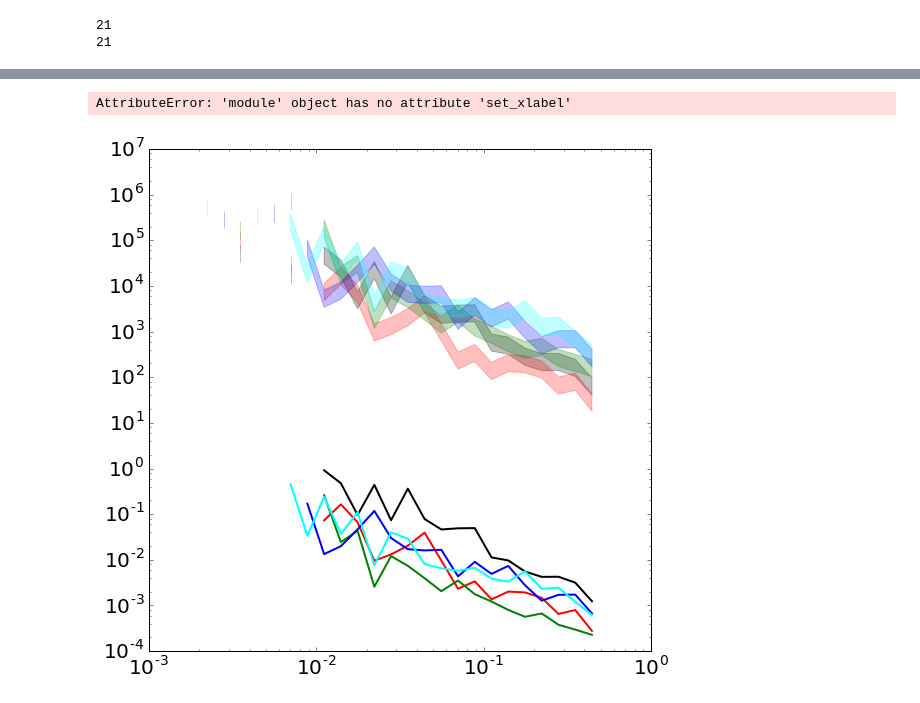
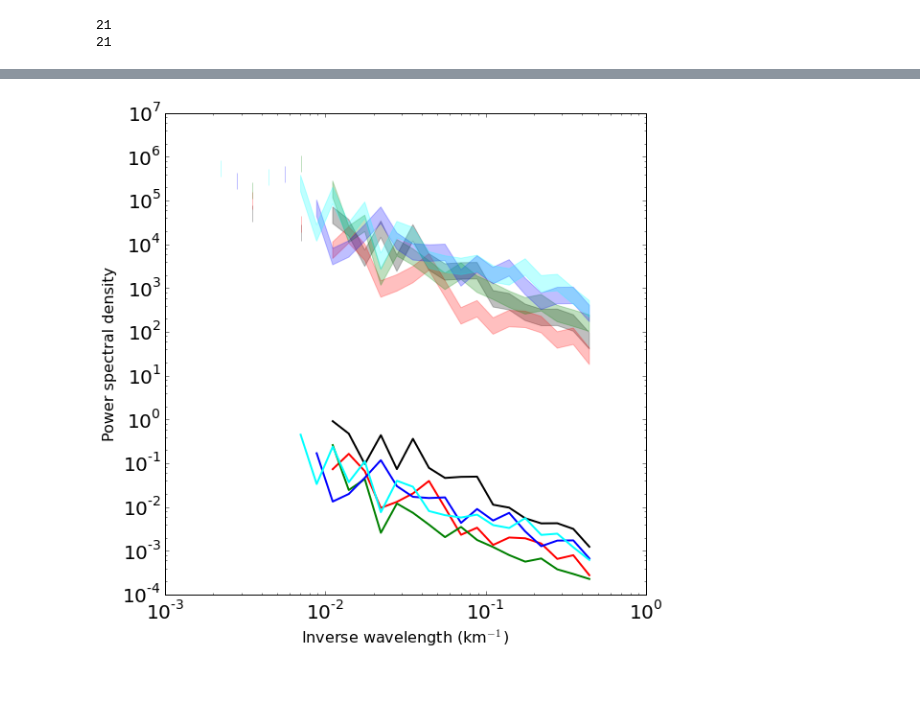
Before and after one commit to sophieclayton/KM1304_lengthscales, a Jupyter notebook: analysis/KM1304_fft.ipynb, the cells around one changed output, grey strips where cells are left out. Saved outputs shown, nothing was run; the diff lists cells and outputs as text; code cells hidden in the pictures.

```diff
--- a/analysis/KM1304_fft.ipynb
+++ b/analysis/KM1304_fft.ipynb
@@ -268,14 +269,14 @@ def most_abundant(row):
         return 3
 # %%
 # import mega dataset
-filePath = '/Users/sclayton/Google Drive/seaflow_data/KM1_abun_sds_opp.csv'
+filePath = '/Users/archie/Google Drive/seaflow_data/KM1_abun_sds_opp.csv'
 data = pd.read_csv(filePath, sep=',')
 print data.columns
 
-filePath = r'/Users/sclayton/Google Drive/seaflow_data/sds_depth.csv'
+filePath = r'/Users/archie/Google Drive/seaflow_data/sds_depth.csv'
 depth = pd.read_csv(filePath)
 
-filePath = r'/Users/sclayton/Google Drive/seaflow_data/sds_dist2coast.csv'
+filePath = r'/Users/archie/Google Drive/seaflow_data/sds_dist2coast.csv'
 dcoast = pd.read_csv(filePath)
 # %% [output]
 Index([u'Unnamed: 0', u'cruise', u'file_time', u'opp_evt_ratio', u'flow_rate',
@@ -1169,7 +1171,7 @@ fig9.savefig('/Users/sclayton/Documents/KM1304_lengthscales/figures/KM1304_9_spe
 # %% [output]
 [figure]
 # %%
-fig10 = plt.figure(9, figsize=(9, 9), dpi = 600)
+fig10 = plt.figure(10, figsize=(9, 9), dpi = 600)
 
 # get the confidence intervals for the spectra
 tmp = binned['salinity_9'].values
@@ -1190,37 +1192,36 @@ plt.fill_between(1./binned['k_mid'], np.abs(binned['picoeuk_1'])*c[0],np.abs(bin
 plt.loglog(1./binned['k_mid'], np.abs(binned['picoeuk_2'])/np.max(np.abs(binned['picoeuk_2'])), 'r', lw=2)
 plt.fill_between(1./binned['k_mid'], np.abs(binned['picoeuk_2'])*c[0],np.abs(binned['picoeuk_2'])*c[1], color='r', alpha = 0.25)
 plt.loglog(1./binned['k_mid'], np.abs(binned['picoeuk_3'])/np.max(np.abs(binned['picoeuk_3'])), 'g', lw=2)
 plt.fill_between(1./binned['k_mid'], np.abs(binned['picoeuk_3'])*c[0],np.abs(binned['picoeuk_3'])*c[1], color='g', alpha = 0.25)
 plt.loglog(1./binned['k_mid'], np.abs(binned['picoeuk_4'])/np.max(np.abs(binned['picoeuk_4'])), 'b', lw=2)
 plt.fill_between(1./binned['k_mid'], np.abs(binned['picoeuk_4'])*c[0],np.abs(binned['picoeuk_4'])*c[1], color='b', alpha = 0.25)
 plt.loglog(1./binned['k_mid'], np.abs(binned['picoeuk_5'])/np.max(np.abs(binned['picoeuk_5'])), 'cyan', lw=2)
 plt.fill_between(1./binned['k_mid'], np.abs(binned['picoeuk_5'])*c[0],np.abs(binned['picoeuk_5'])*c[1], color='cyan', alpha = 0.25)
 # plt.loglog(1./binned['k_mid'], np.abs(binned['picoeuk_6'])/np.max(np.abs(binned['picoeuk_6'])), 'orange', lw=2)
 # plt.fill_between(1./binned['k_mid'], np.abs(binned['picoeuk_6'])*c[0],np.abs(binned['picoeuk_6'])*c[1], color='orange', alpha = 0.25)
 # plt.loglog(1./binned['k_mid'], np.abs(binned['picoeuk_7'])/np.max(np.abs(binned['picoeuk_7'])), 'cyan', lw=2)
 # plt.fill_between(1./binned['k_mid'], np.abs(binned['picoeuk_7'])*c[0],np.abs(binned['picoeuk_7'])*c[1], color='cyan', alpha = 0.25)
 # plt.loglog(1./binned['k_mid'], np.abs(binned['picoeuk_8'])/np.max(np.abs(binned['picoeuk_8'])), 'orange', lw=2)
 # plt.fill_between(1./binned['k_mid'], np.abs(binned['picoeuk_8'])*c[0],np.abs(binned['picoeuk_8'])*c[1], color='orange', alpha = 0.25)
 # plt.loglog(1./binned['k_mid'], np.abs(binned['picoeuk_9'])/np.max(np.abs(binned['picoeuk_9'])), 'orange', lw=2)
 # plt.fill_between(1./binned['k_mid'], np.abs(binned['picoeuk_9'])*c[0],np.abs(binned['picoeuk_9'])*c[1], color='orange', alpha = 0.25)
 
 plt.tick_params(axis='both', which='major', labelsize=20)
 plt.tick_params(axis='both', which='minor', labelsize=20)
-plt.set_xlabel('Inverse wavelength (km$^{-1}$)', fontsize = 16)
-plt.set_ylabel('Power spectral density', fontsize = 16)
+plt.xlabel('Inverse wavelength (km$^{-1}$)', fontsize = 16)
+plt.ylabel('Power spectral density', fontsize = 16)
 
 plt.show()
 #fig10.savefig('/Users/sclayton/Documents/KM1304_lengthscales/figures/KM1304_9_spectra.png', bbox_inches='tight', dpi=600)
 
 # green = picoeuk
 # cyan = pro*
 # blue = synecho*
 # red = salinity
 # black = temp
 # orange = chl
 # %% [output]
-AttributeError: 'module' object has no attribute 'set_xlabel'
-[figure, old version]
+[figure, new version]
 # %%
 fig11 = plt.figure(11, figsize=(9, 9), dpi = 600)
 
```
Also changed, not shown: parts of 17 cells of this notebook, 1 other file.
